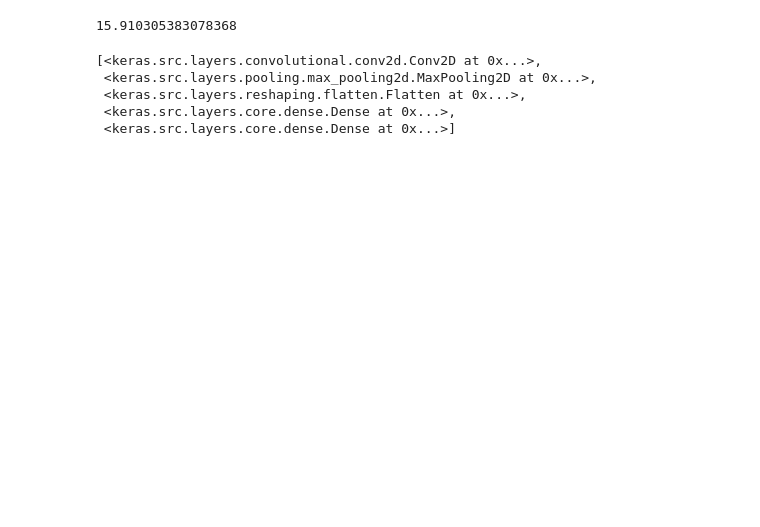
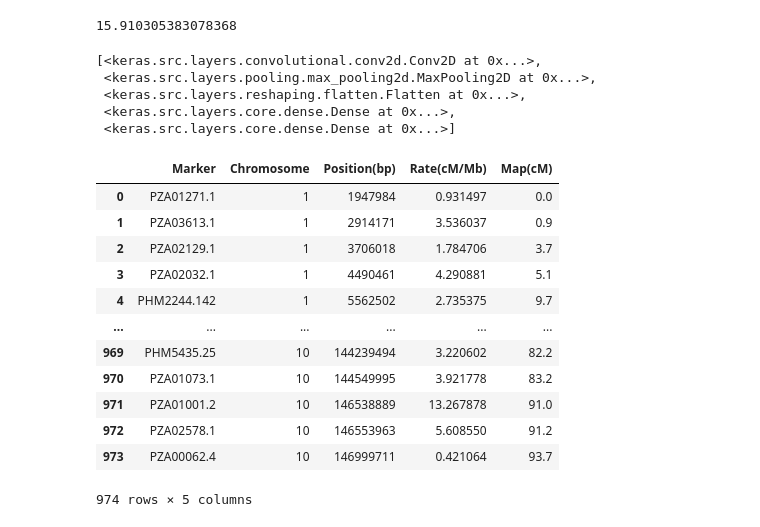
Before and after one commit to Phlup/Masterarbeit, a Jupyter notebook: code/pheno_predict.ipynb, the cells around one changed output. Drawn from its saved outputs; the diff is of its cells as text; code cells hidden in the pictures; blank space fills up the shorter version.

```diff
--- a/code/pheno_predict.ipynb
+++ b/code/pheno_predict.ipynb
@@ -95,3 +114,19 @@ model.layers
  <keras.src.layers.reshaping.flatten.Flatten at 0x...>,
  <keras.src.layers.core.dense.Dense at 0x...>,
  <keras.src.layers.core.dense.Dense at 0x...>]
+# %%
+genmap
+# %% [output]
+|  | Marker | Chromosome | Position(bp) | Rate(cM/Mb) | Map(cM) |
+| 0 | PZA01271.1 | 1 | 1947984 | 0.931497 | 0.0 |
+| 1 | PZA03613.1 | 1 | 2914171 | 3.536037 | 0.9 |
+| 2 | PZA02129.1 | 1 | 3706018 | 1.784706 | 3.7 |
+| 3 | PZA02032.1 | 1 | 4490461 | 4.290881 | 5.1 |
+| 4 | PHM2244.142 | 1 | 5562502 | 2.735375 | 9.7 |
+| ... | ... | ... | ... | ... | ... |
+| 969 | PHM5435.25 | 10 | 144239494 | 3.220602 | 82.2 |
+| 970 | PZA01073.1 | 10 | 144549995 | 3.921778 | 83.2 |
+| 971 | PZA01001.2 | 10 | 146538889 | 13.267878 | 91.0 |
+| 972 | PZA02578.1 | 10 | 146553963 | 5.608550 | 91.2 |
+| 973 | PZA00062.4 | 10 | 146999711 | 0.421064 | 93.7 |
+974 rows × 5 columns
```
Also changed, not shown: parts of 12 cells of this notebook, 4 other files.
